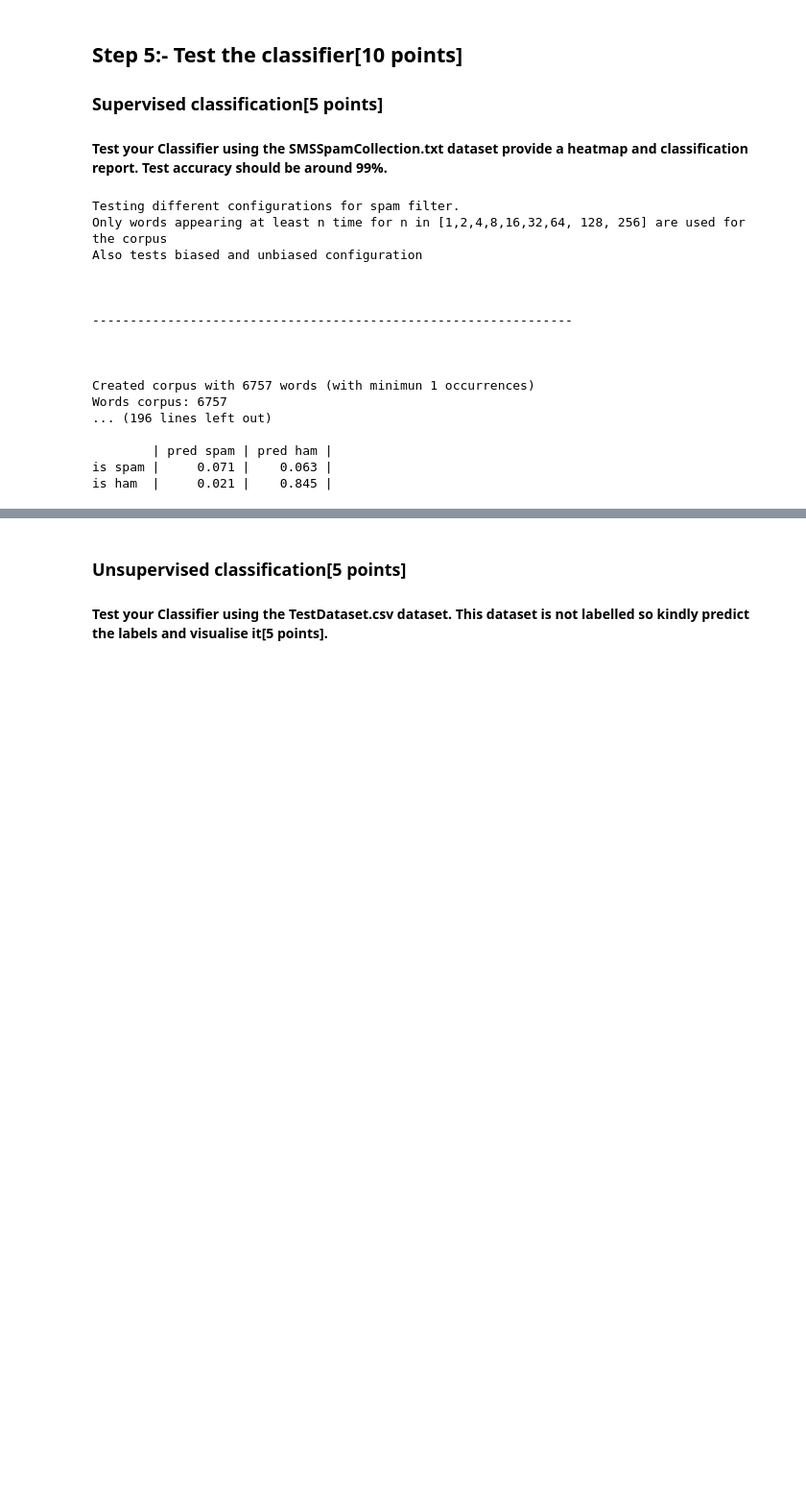
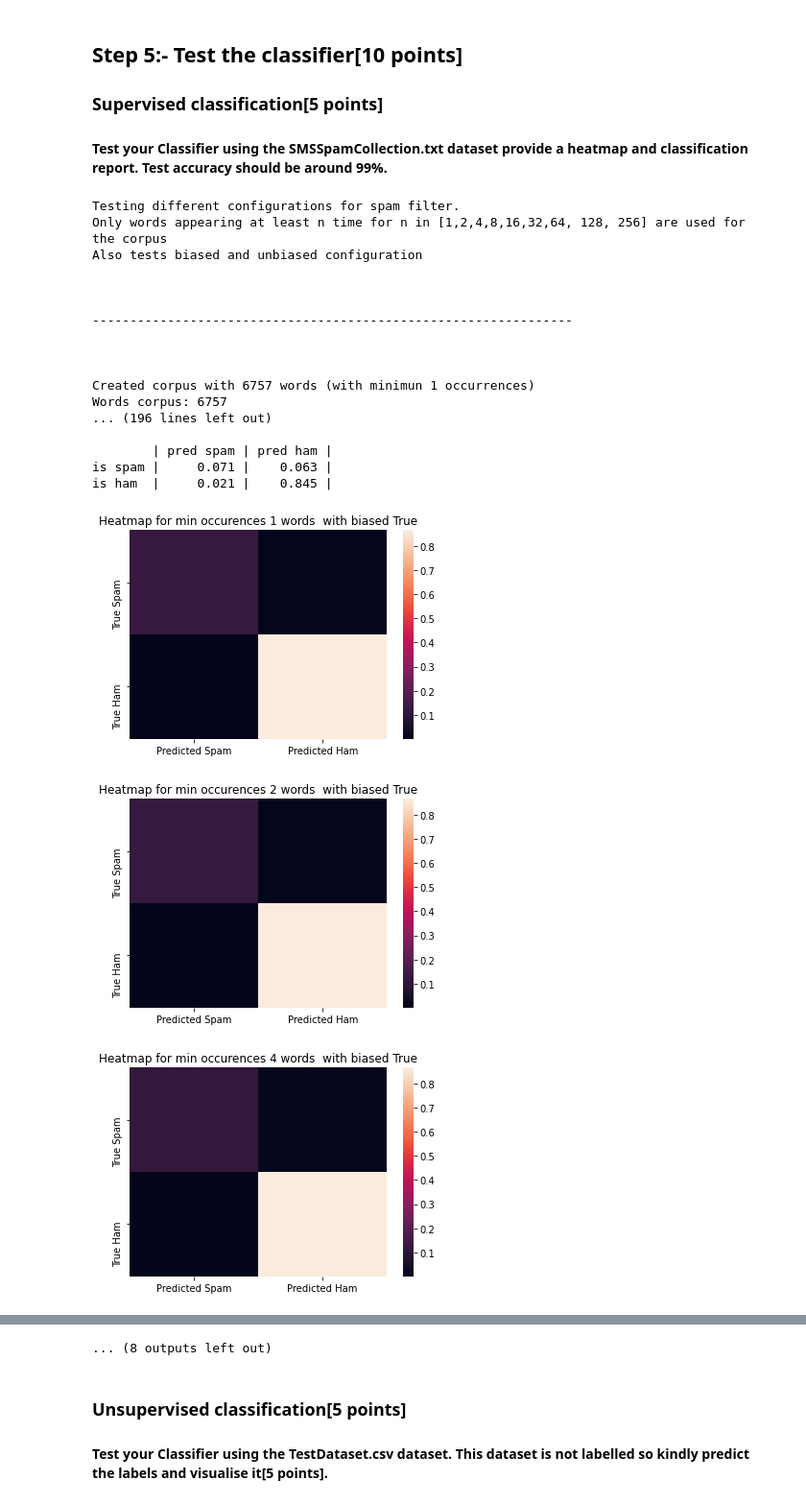
Before and after one commit to malwaru/Awesome-MachineLearning, a Jupyter notebook: ML_Assignment_02/Naive_Bayes.ipynb, the cells around one changed output, grey strips where cells are left out. Shown at 96% size. Drawn from its saved outputs; the diff is of its cells as text; code cells hidden in the pictures; blank space fills up the shorter version.

Commit message:
Added all figures

```diff
--- a/ML_Assignment_02/Naive_Bayes.ipynb
+++ b/ML_Assignment_02/Naive_Bayes.ipynb
@@ -544,6 +544,8 @@ for bias in [True, False]:
 
         cf_train_matrix = confusion_matrix(truths, predictions, labels=["spam", "ham"], normalize="all")
 
+
+
         corpus_size = len(spam_filter.corpus.keys())
         accuracy = round(float(correct) / float(len(predictions)), 3)
         print(f"Words corpus: {corpus_size}")
@@ -552,30 +554,64 @@ for bias in [True, False]:
 
 
         print(f"\n        | pred spam | pred ham |")
         print(f"is spam |     {round(cf_train_matrix[0][0], 3)} |    {round(cf_train_matrix[0][1], 3)} |")
         print(f"is ham  |     {round(cf_train_matrix[1][0], 3)} |    {round(cf_train_matrix[1][1], 3)} |")
 
         print("\n\n")
 
         result_data.append({"accuracy": accuracy,
                             "corpus_size": corpus_size,
                             "bias": bias,
                             "occurrences": min_occurrences})
+
+        confusion=[[round(cf_train_matrix[0][0],3),round(cf_train_matrix[0][1], 3)],[round(cf_train_matrix[1][0], 3),round(cf_train_matrix[1][1], 3)]]
+        figureheat=plt.figure()
+        axheat1=figureheat.add_subplot(111)
+        axheat1=sns.heatmap(confusion,xticklabels=["Predicted Spam","Predicted Ham"],yticklabels=["True Spam","True Ham"])
+        title_label="Heatmap for min occurences"+" "+str(min_occurrences)+" "+"words  with biased"+" "+str(bias)
+        axheat1.set(title=title_label)
+
+biased_occurences=[]
+biased_accuracy=[]
+un_biased_occurences=[]
+un_biased_accuracy=[]
+for result in result_data:
+    if result["bias"]==True:
+        biased_occurences.append(result["occurrences"])
+        biased_accuracy.append(result["accuracy"])
+
+    else:
+        un_biased_occurences.append(result["occurrences"])
+        un_biased_accuracy.append(result["accuracy"])
+
+
+figure_evaluation=plt.figure()
+axeval_1=figure_evaluation.add_subplot(111)
+axeval_1.plot(biased_occurences,biased_accuracy,"-x",label="Biased=True")
+axeval_1.plot(un_biased_occurences,un_biased_accuracy,"-o",label="Biased=False")
+axeval_1.set(title="Occurences vs Accuracy",xlabel="No of Occurences",ylabel="Accuracy")
+axeval_1.legend()
+axeval_1.grid()
+
+plt.show()
 # %% [output]
 Testing different configurations for spam filter.
 Only words appearing at least n time for n in [1,2,4,8,16,32,64, 128, 256] are used for the corpus
 Also tests biased and unbiased configuration
 
 
 
 ----------------------------------------------------------------
 
 
 
 Created corpus with 6757 words (with minimun 1 occurrences)
 Words corpus: 6757
 ... (196 lines left out)
 
         | pred spam | pred ham |
 is spam |     0.071 |    0.063 |
 is ham  |     0.021 |    0.845 |
+[figure, added]
+[figure, added]
+[figure, added]
@@ -582,3 +626,4 @@ is ham  |     0.021 |    0.845 |
+... (8 outputs left out)
 # %% [markdown]
 ### Unsupervised classification[5 points]
 
```
Also changed, not shown: parts of 6 cells of this notebook.
